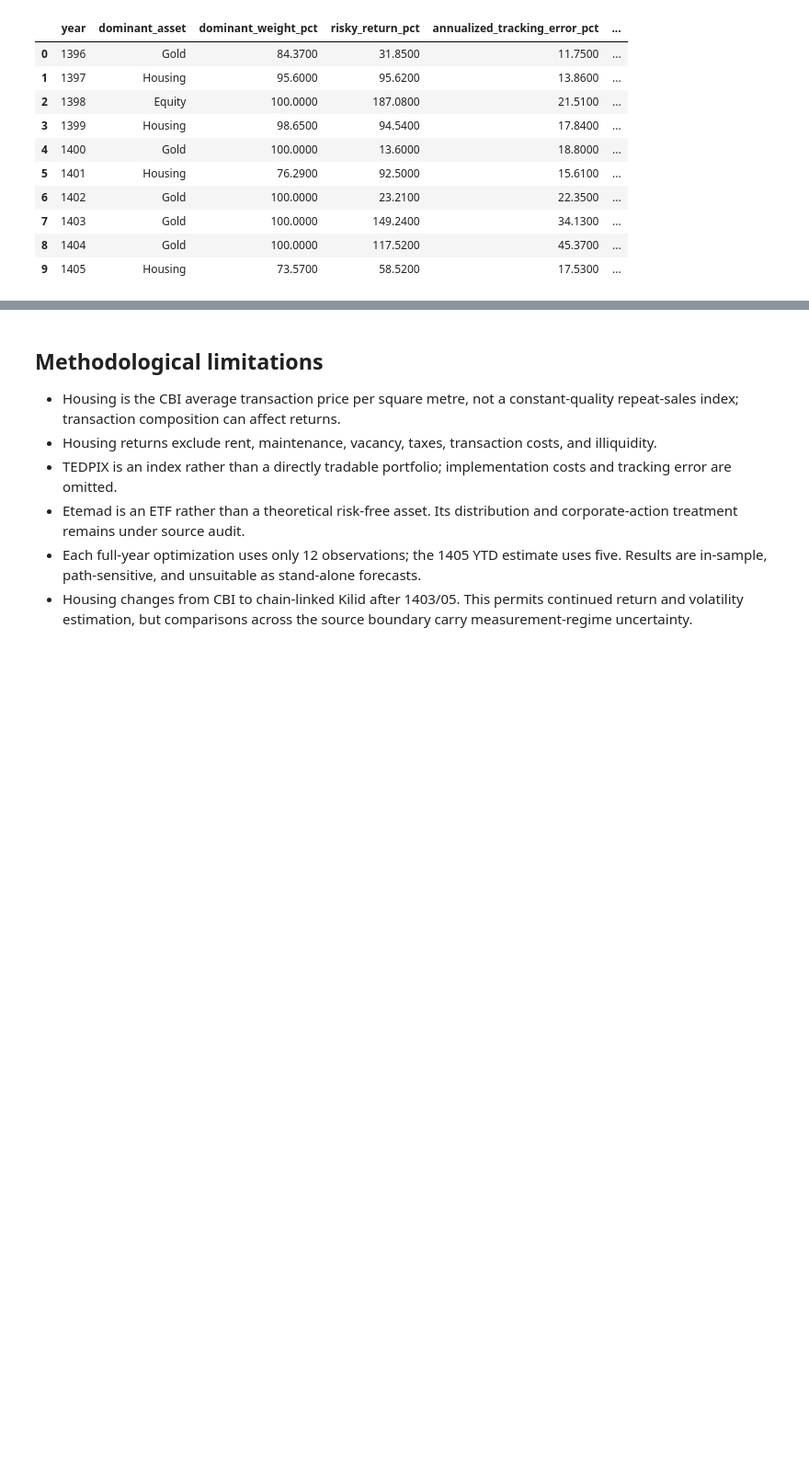
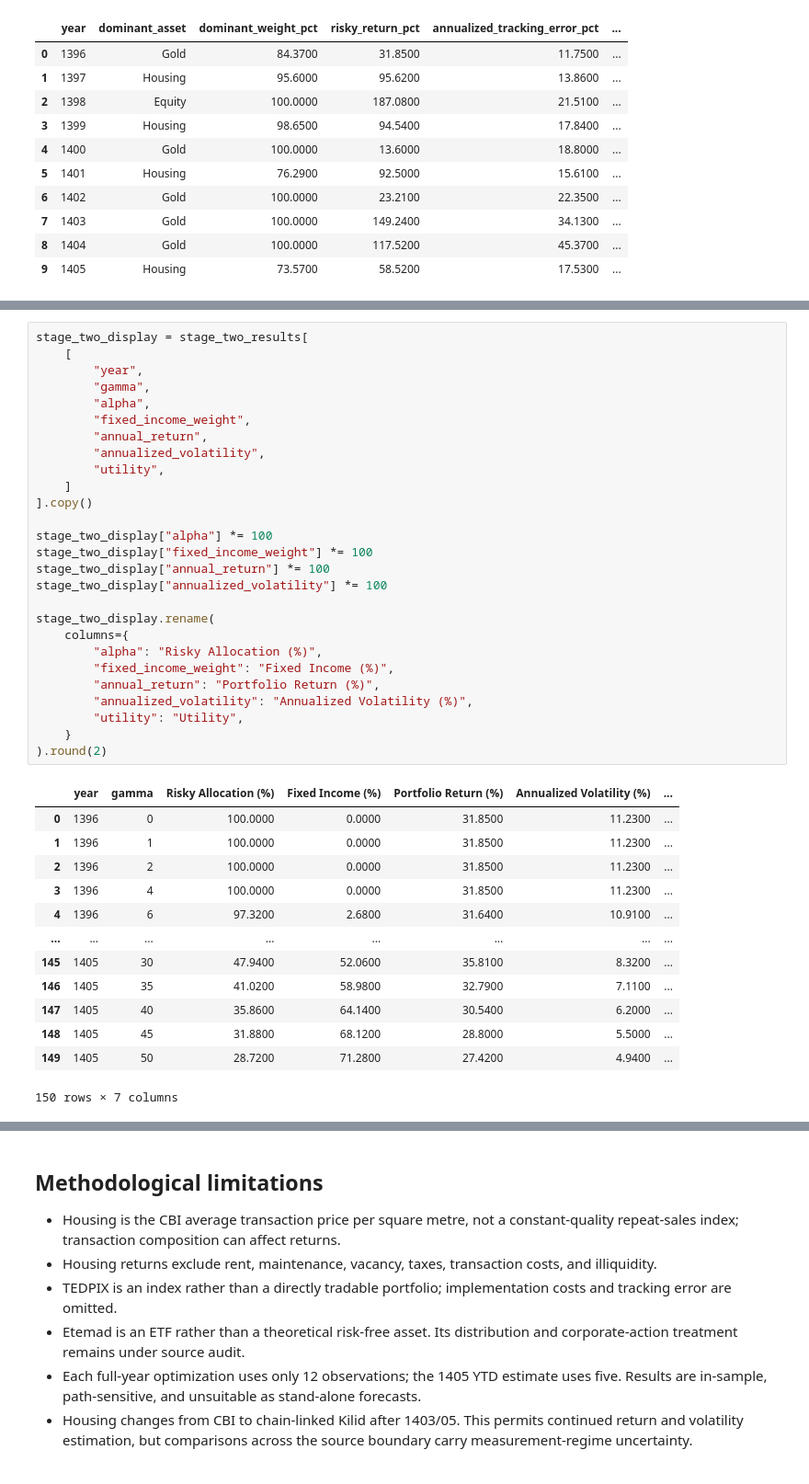
Before and after one commit to amirabadimm/empirical-economics-research, a Jupyter notebook: asset_allocation/notebooks/asset_allocation_analysis.ipynb, the cells around one changed output, grey strips where cells are left out. Shown at 92% size. Saved outputs shown, nothing was run; the diff lists cells and outputs as text; blank space fills up the shorter version.

```diff
--- a/asset_allocation/notebooks/asset_allocation_analysis.ipynb
+++ b/asset_allocation/notebooks/asset_allocation_analysis.ipynb
@@ -748,0 +1191,41 @@ Stage II is reserved for an explicit investor risk policy. Once a volatility tar
+# %%
+stage_two_display = stage_two_results[
+    [
+        "year",
+        "gamma",
+        "alpha",
+        "fixed_income_weight",
+        "annual_return",
+        "annualized_volatility",
+        "utility",
+    ]
+].copy()
+
+stage_two_display["alpha"] *= 100
+stage_two_display["fixed_income_weight"] *= 100
+stage_two_display["annual_return"] *= 100
+stage_two_display["annualized_volatility"] *= 100
+
+stage_two_display.rename(
+    columns={
+        "alpha": "Risky Allocation (%)",
+        "fixed_income_weight": "Fixed Income (%)",
+        "annual_return": "Portfolio Return (%)",
+        "annualized_volatility": "Annualized Volatility (%)",
+        "utility": "Utility",
+    }
+).round(2)
+# %% [output]
+|  | year | gamma | Risky Allocation (%) | Fixed Income (%) | Portfolio Return (%) | Annualized Volatility (%) | ... |
+| 0 | 1396 | 0 | 100.0000 | 0.0000 | 31.8500 | 11.2300 | ... |
+| 1 | 1396 | 1 | 100.0000 | 0.0000 | 31.8500 | 11.2300 | ... |
+| 2 | 1396 | 2 | 100.0000 | 0.0000 | 31.8500 | 11.2300 | ... |
+| 3 | 1396 | 4 | 100.0000 | 0.0000 | 31.8500 | 11.2300 | ... |
+| 4 | 1396 | 6 | 97.3200 | 2.6800 | 31.6400 | 10.9100 | ... |
+| ... | ... | ... | ... | ... | ... | ... | ... |
+| 145 | 1405 | 30 | 47.9400 | 52.0600 | 35.8100 | 8.3200 | ... |
+| 146 | 1405 | 35 | 41.0200 | 58.9800 | 32.7900 | 7.1100 | ... |
+| 147 | 1405 | 40 | 35.8600 | 64.1400 | 30.5400 | 6.2000 | ... |
+| 148 | 1405 | 45 | 31.8800 | 68.1200 | 28.8000 | 5.5000 | ... |
+| 149 | 1405 | 50 | 28.7200 | 71.2800 | 27.4200 | 4.9400 | ... |
+150 rows × 7 columns
```
Also changed, not shown: parts of 32 cells of this notebook, 5 other files.
